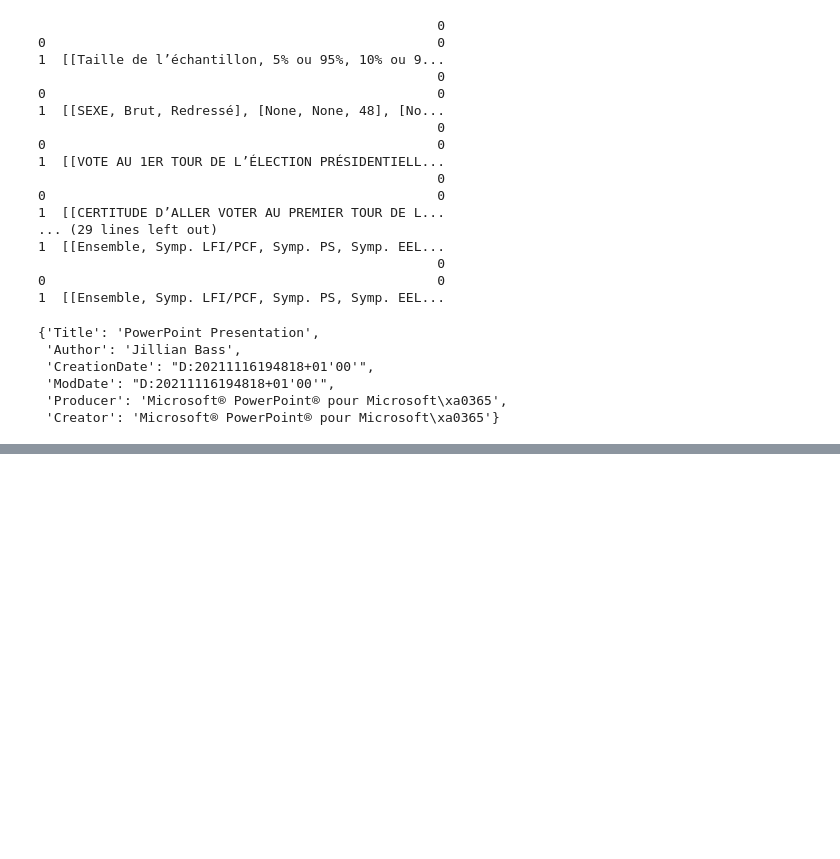
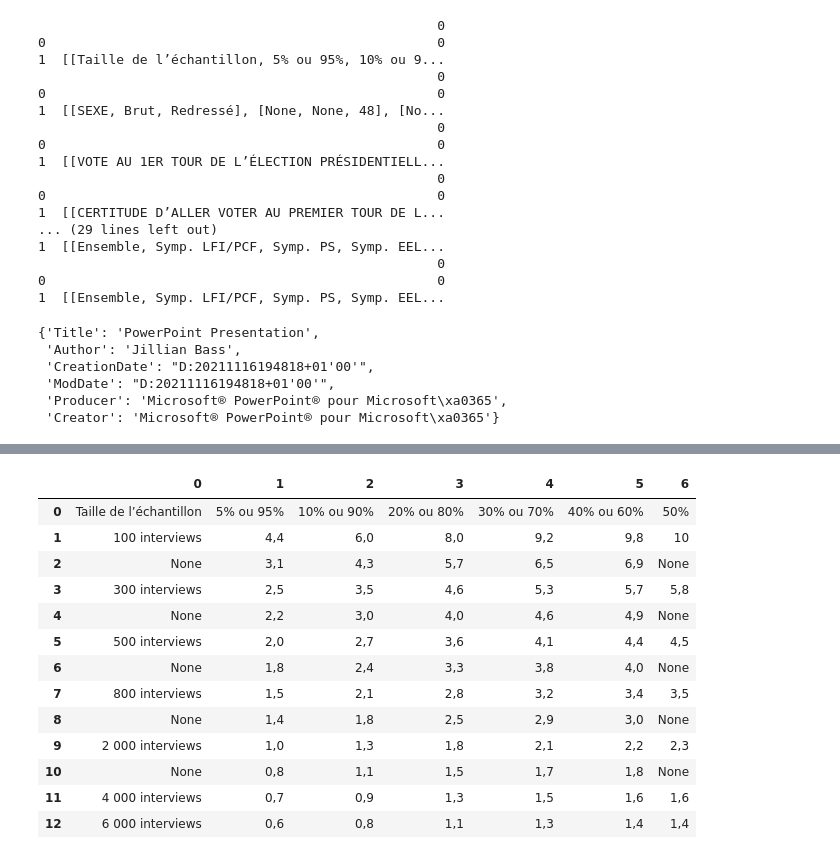
Before and after one commit to micka-sudo/politik, a Jupyter notebook: sondage/extract_data_pdf.ipynb, the cells around one changed output, grey strips where cells are left out. Cells and saved outputs as stored; diff of their text form; code cells hidden in the pictures; blank space fills up the shorter version.

Commit message:
create dataframe after extract table to pdf

```diff
--- a/sondage/extract_data_pdf.ipynb
+++ b/sondage/extract_data_pdf.ipynb
@@ -64,0 +113,3 @@ pdf.pages
+# %%
+table_page_4 = pdf.pages[4].extract_table()
+type(table_page_4)
@@ -64,0 +140,2 @@ pdf.pages
+# %%
+df_page_4 = pd.DataFrame(table_page_4)
@@ -64,0 +146,17 @@ pdf.pages
+# %%
+df_page_4
+# %% [output]
+|  | 0 | 1 | 2 | 3 | 4 | 5 | 6 |
+| 0 | Taille de l’échantillon | 5% ou 95% | 10% ou 90% | 20% ou 80% | 30% ou 70% | 40% ou 60% | 50% |
+| 1 | 100 interviews | 4,4 | 6,0 | 8,0 | 9,2 | 9,8 | 10 |
+| 2 | None | 3,1 | 4,3 | 5,7 | 6,5 | 6,9 | None |
+| 3 | 300 interviews | 2,5 | 3,5 | 4,6 | 5,3 | 5,7 | 5,8 |
+| 4 | None | 2,2 | 3,0 | 4,0 | 4,6 | 4,9 | None |
+| 5 | 500 interviews | 2,0 | 2,7 | 3,6 | 4,1 | 4,4 | 4,5 |
+| 6 | None | 1,8 | 2,4 | 3,3 | 3,8 | 4,0 | None |
+| 7 | 800 interviews | 1,5 | 2,1 | 2,8 | 3,2 | 3,4 | 3,5 |
+| 8 | None | 1,4 | 1,8 | 2,5 | 2,9 | 3,0 | None |
+| 9 | 2 000 interviews | 1,0 | 1,3 | 1,8 | 2,1 | 2,2 | 2,3 |
+| 10 | None | 0,8 | 1,1 | 1,5 | 1,7 | 1,8 | None |
+| 11 | 4 000 interviews | 0,7 | 0,9 | 1,3 | 1,5 | 1,6 | 1,6 |
+| 12 | 6 000 interviews | 0,6 | 0,8 | 1,1 | 1,3 | 1,4 | 1,4 |
```
Also changed, not shown: parts of 9 cells of this notebook.
